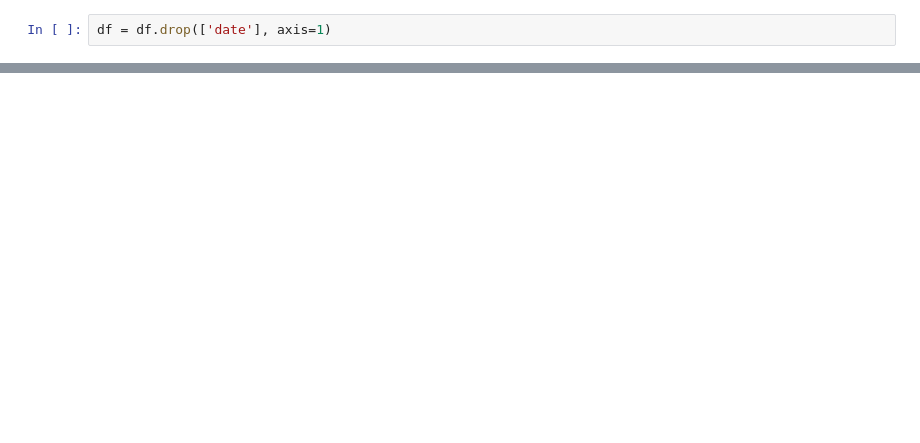
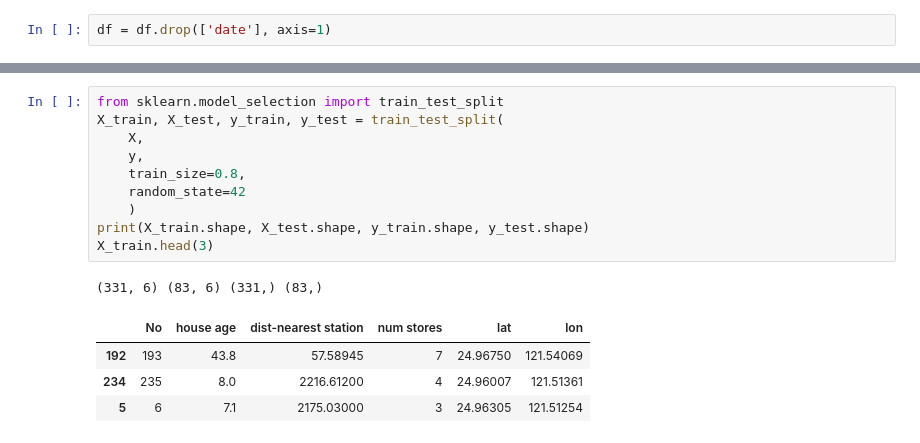
Before and after one commit to janak37/demo, a Jupyter notebook: 20.linear-regression.ipynb, the cells around one changed output, grey strips where cells are left out. Saved outputs shown, nothing was run; the diff lists cells and outputs as text; blank space fills up the shorter version.

```diff
--- a/20.linear-regression.ipynb
+++ b/20.linear-regression.ipynb
@@ -72,0 +113,16 @@ dtype: int64
+# %%
+from sklearn.model_selection import train_test_split
+X_train, X_test, y_train, y_test = train_test_split(
+    X,
+    y,
+    train_size=0.8,
+    random_state=42
+    )
+print(X_train.shape, X_test.shape, y_train.shape, y_test.shape)
+X_train.head(3)
+# %% [output]
+(331, 6) (83, 6) (331,) (83,)
+|  | No | house age | dist-nearest station | num stores | lat | lon |
+| 192 | 193 | 43.8 | 57.58945 | 7 | 24.96750 | 121.54069 |
+| 234 | 235 | 8.0 | 2216.61200 | 4 | 24.96007 | 121.51361 |
+| 5 | 6 | 7.1 | 2175.03000 | 3 | 24.96305 | 121.51254 |
```
Also changed, not shown: parts of 15 cells of this notebook.
